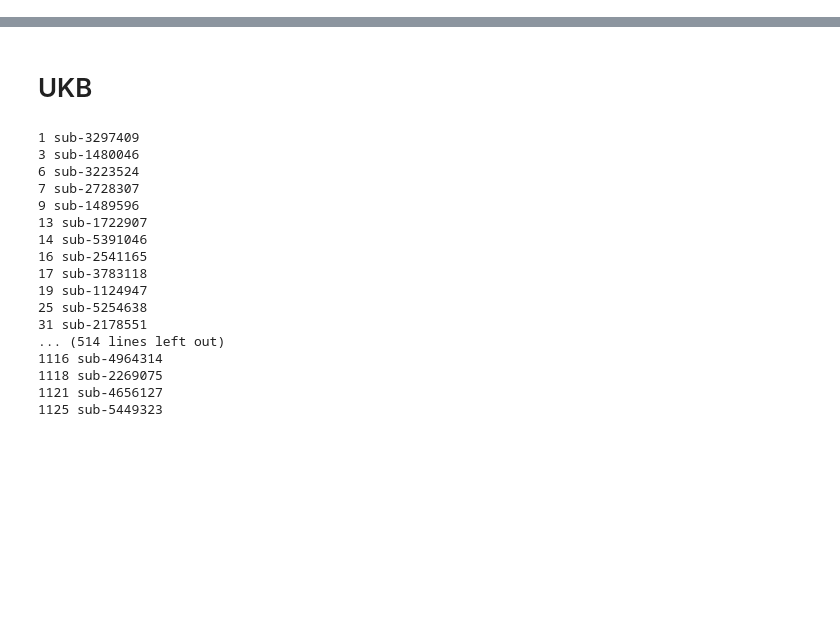
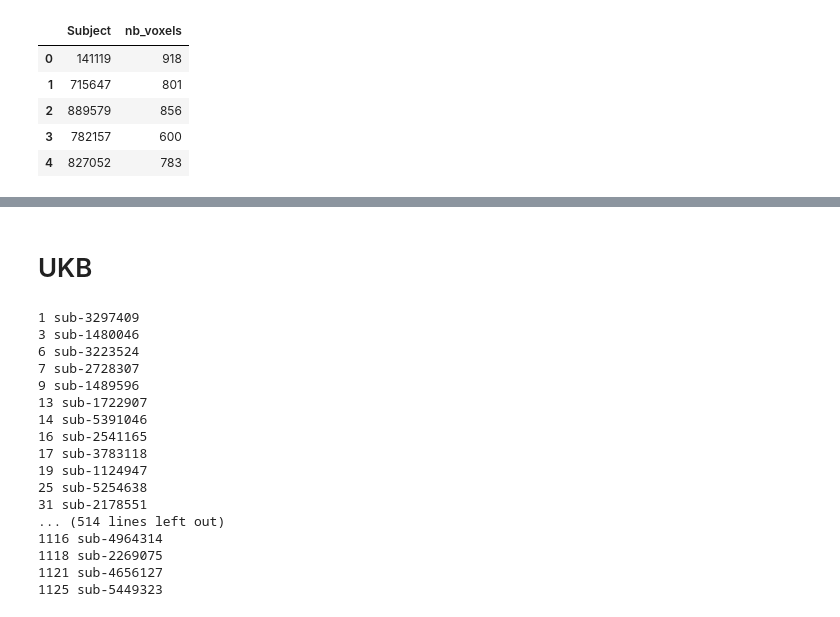
Before and after one commit to neurospin-projects/2023_agaudin_jchavas_folding_supervised, a Jupyter notebook: contrastive/notebooks/count_voxels.ipynb, the cells around one changed output, grey strips where cells are left out. Cells and saved outputs as stored; diff of their text form; code cells hidden in the pictures; blank space fills up the shorter version.

```diff
--- a/contrastive/notebooks/count_voxels.ipynb
+++ b/contrastive/notebooks/count_voxels.ipynb
@@ -44,0 +98,11 @@ def count_voxels(data_dir_path, dtype='skel'):
+# %%
+count_df.rename(columns={'count': 'nb_voxels'}, inplace=True)
+# %%
+count_df.head()
+# %% [output]
+|  | Subject | nb_voxels |
+| 0 | 141119 | 918 |
+| 1 | 715647 | 801 |
+| 2 | 889579 | 856 |
+| 3 | 782157 | 600 |
+| 4 | 827052 | 783 |
```
Also changed, not shown: parts of 9 cells of this notebook, 1 other file.
